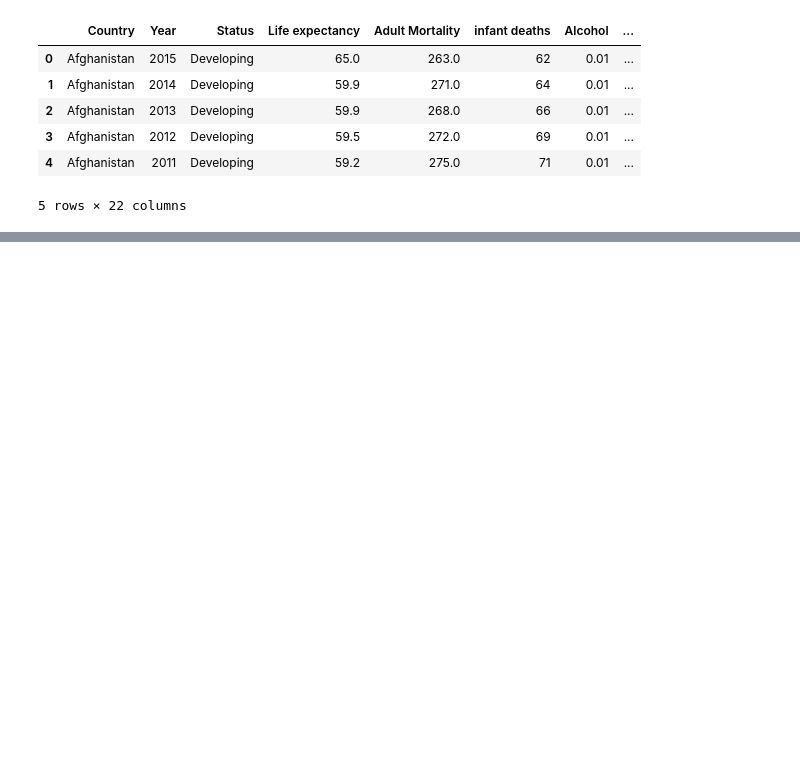
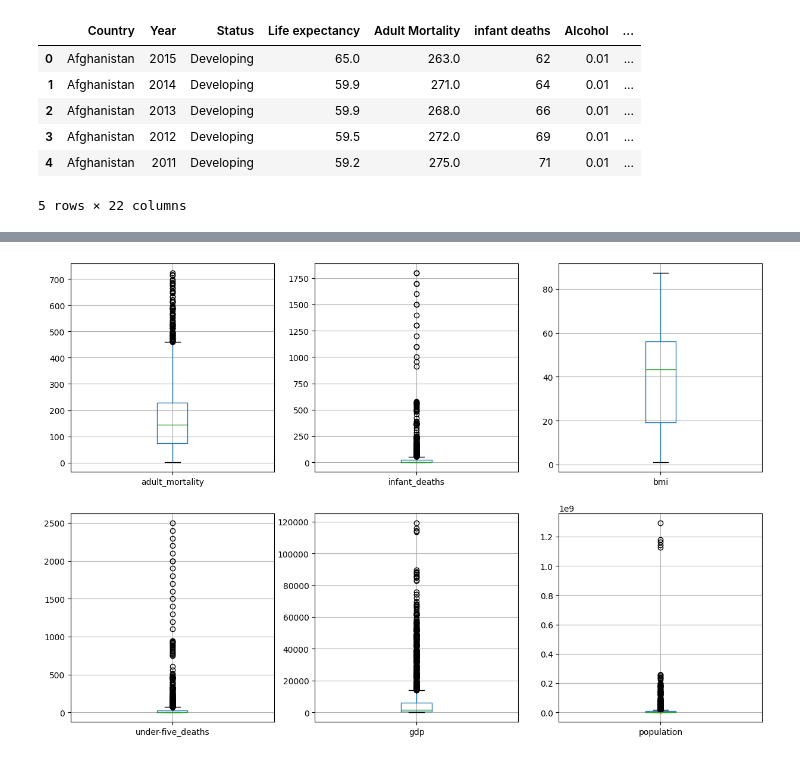
Before and after one commit to axel-achart/dazzle-dash, a Jupyter notebook: analyse.ipynb, the cells around one changed output, grey strips where cells are left out. Saved outputs shown, nothing was run; the diff lists cells and outputs as text; code cells hidden in the pictures; blank space fills up the shorter version.

```diff
--- a/analyse.ipynb
+++ b/analyse.ipynb
@@ -21,2 +24,9 @@ df.head()
+# %%
+original_cols = list(df.columns)
+new_cols = []
+for col in original_cols:
+    new_cols.append(col.strip().replace('  ', ' ').replace(' ', '_').lower())
+df.columns = new_cols
+df.rename(columns={'thinness_1-19_years':'thinness_10-19_years'}, inplace=True)
 # %%
 df.info()
@@ -211,0 +74,7 @@ https://www.kaggle.com/code/philbowman212/life-expectancy-exploratory-data-analy
+# %%
+plt.figure(figsize=(15,10))
+for i, col in enumerate(['adult_mortality', 'infant_deaths', 'bmi', 'under-five_deaths', 'gdp', 'population'], start=1):
+    plt.subplot(2, 3, i)
+    df.boxplot(col)
+# %% [output]
+[figure, added]
```
Also changed, not shown: parts of 28 cells of this notebook.
